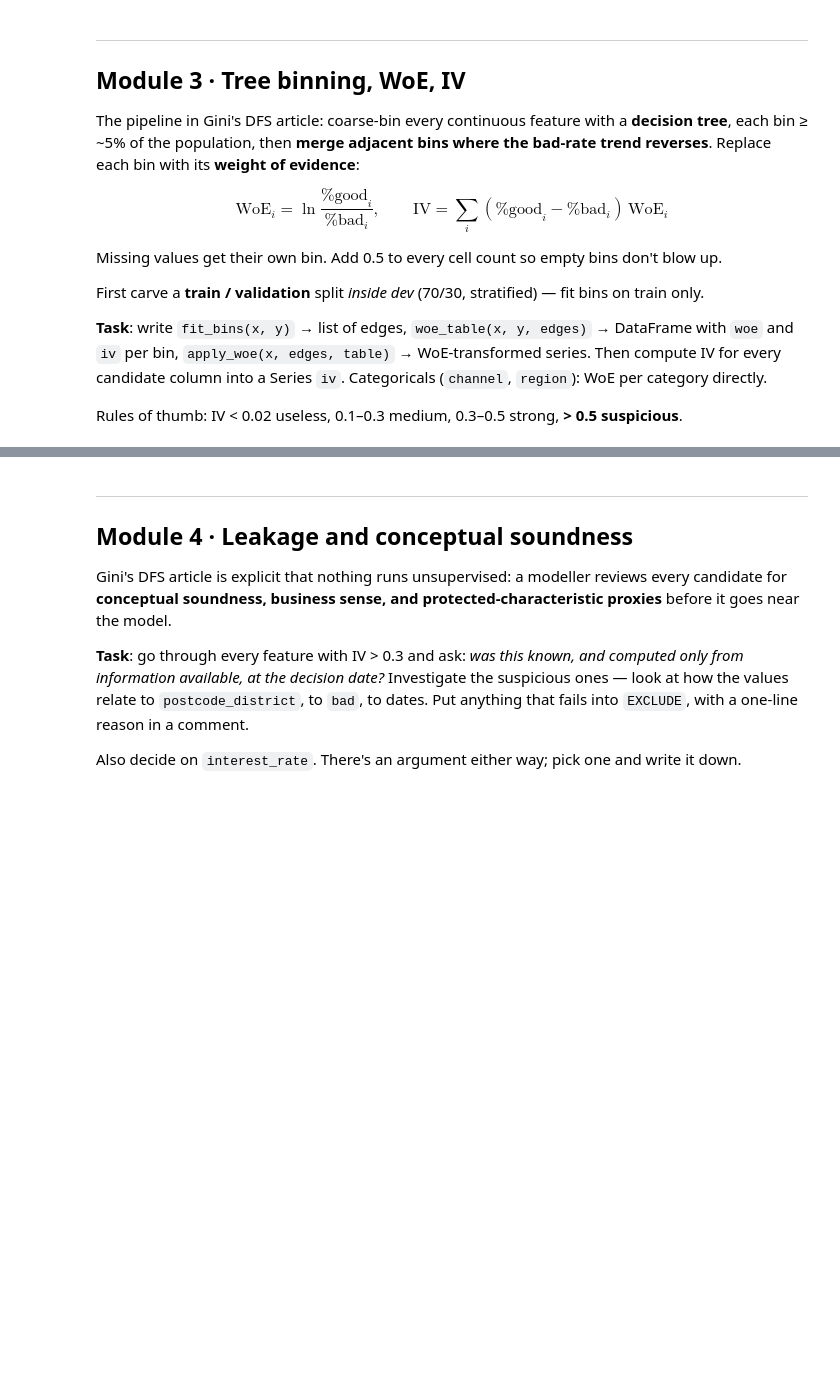
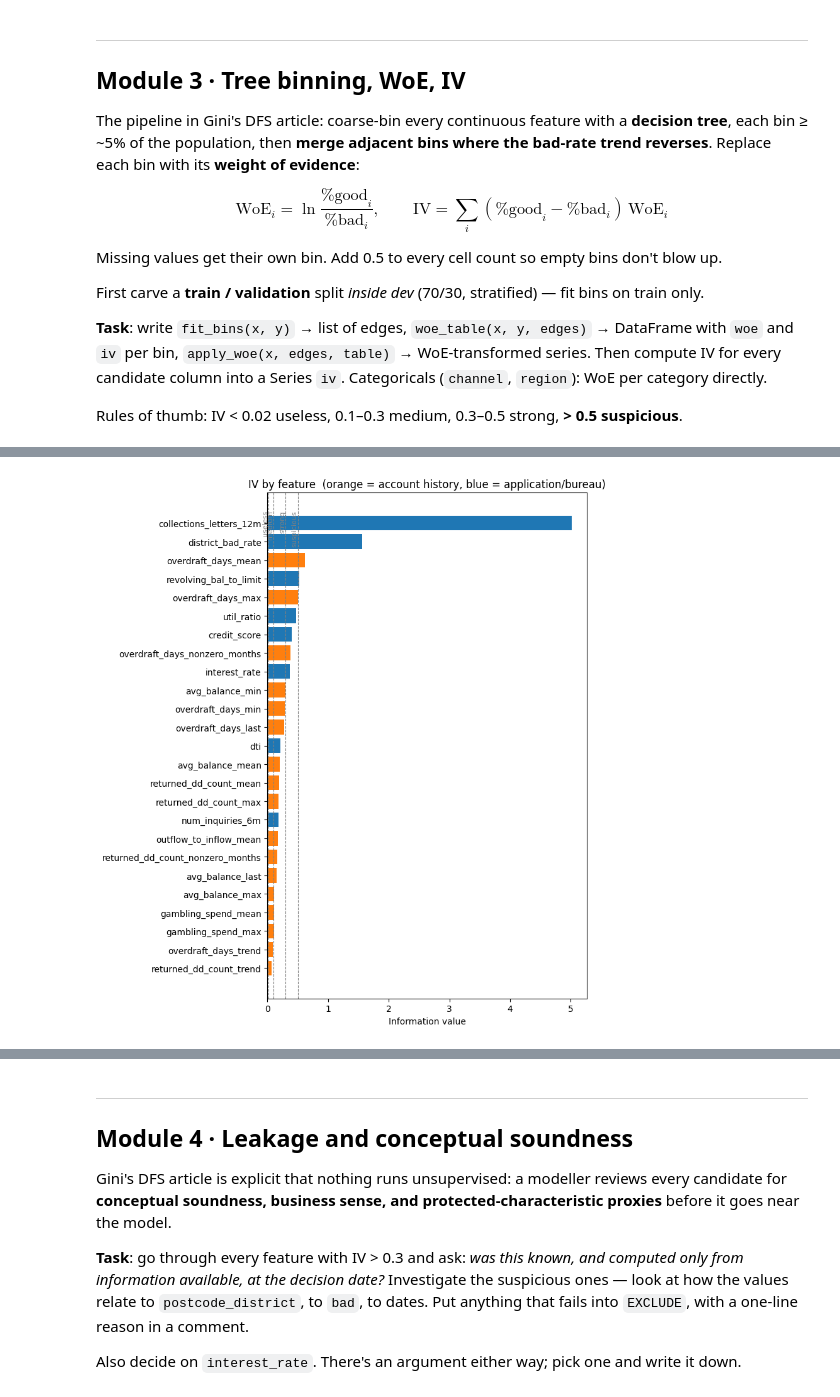
Before and after one commit to S-Azeem/gini_lab, a Jupyter notebook: gini_lab.ipynb, the cells around one changed output, grey strips where cells are left out. Saved outputs shown, nothing was run; the diff lists cells and outputs as text; code cells hidden in the pictures; blank space fills up the shorter version.

```diff
--- a/gini_lab.ipynb
+++ b/gini_lab.ipynb
@@ -380,2 +490,18 @@ bins, tables, iv = {}, {}, None
+# %%
+def plot_iv(iv, top=25):
+    s = iv.head(top).iloc[::-1]                       # strongest at the top
+    colours = ["tab:orange" if c in ACCOUNT_FEATURES else "tab:blue" for c in s.index]
+    fig, ax = plt.subplots(figsize=(8, 0.32 * len(s) + 1))
+    ax.barh(s.index, s.values, color=colours)
+    for x, lbl in [(0.02, "useless"), (0.1, "medium"), (0.3, "strong"), (0.5, "suspicious")]:
+        ax.axvline(x, ls="--", lw=0.8, color="grey")
+        ax.text(x, len(s) - 0.3, lbl, rotation=90, va="top", ha="right", fontsize=8, color="grey")
+    ax.set_xlabel("Information value")
+    ax.set_title("IV by feature  (orange = account history, blue = application/bureau)")
+    plt.tight_layout(); plt.show()
+
+plot_iv(iv)
+# %% [output]
+[figure, added]
 # %%
 checks.m3(iv, ACCOUNT_FEATURES)
```
Also changed, not shown: parts of 28 cells of this notebook.
